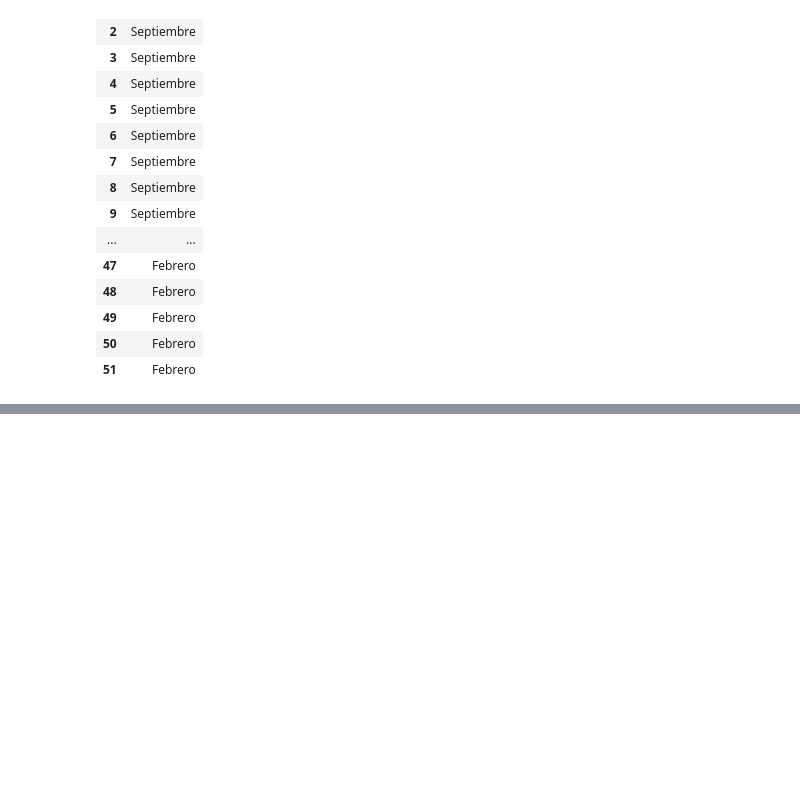
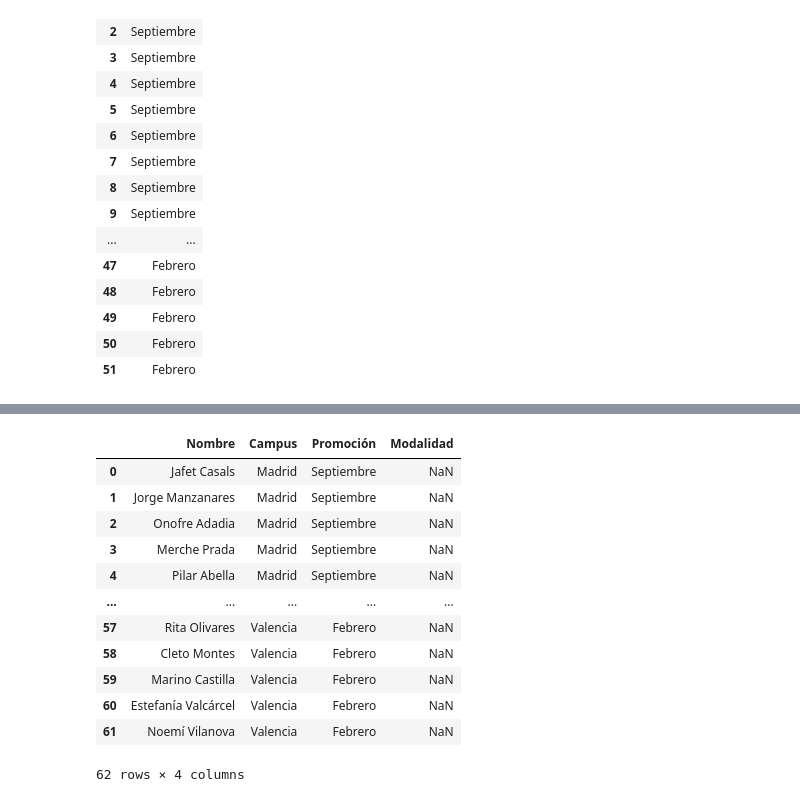
Before and after one commit to yoai13/BBDD_alumni, a Jupyter notebook: data/Proyecto_BBDD.ipynb, the cells around one changed output, grey strips where cells are left out. Drawn from its saved outputs; the diff is of its cells as text; code cells hidden in the pictures; blank space fills up the shorter version.

```diff
--- a/data/Proyecto_BBDD.ipynb
+++ b/data/Proyecto_BBDD.ipynb
@@ -107 +182,17 @@ dfpromocion
+# %%
+dfclase
+# %% [output]
+|  | Nombre | Campus | Promoción | Modalidad |
+| 0 | Jafet Casals | Madrid | Septiembre | NaN |
+| 1 | Jorge Manzanares | Madrid | Septiembre | NaN |
+| 2 | Onofre Adadia | Madrid | Septiembre | NaN |
+| 3 | Merche Prada | Madrid | Septiembre | NaN |
+| 4 | Pilar Abella | Madrid | Septiembre | NaN |
+| ... | ... | ... | ... | ... |
+| 57 | Rita Olivares | Valencia | Febrero | NaN |
+| 58 | Cleto Montes | Valencia | Febrero | NaN |
+| 59 | Marino Castilla | Valencia | Febrero | NaN |
+| 60 | Estefanía Valcárcel | Valencia | Febrero | NaN |
+| 61 | Noemí Vilanova | Valencia | Febrero | NaN |
+62 rows × 4 columns
 # %%
```
Also changed, not shown: parts of 7 cells of this notebook.
